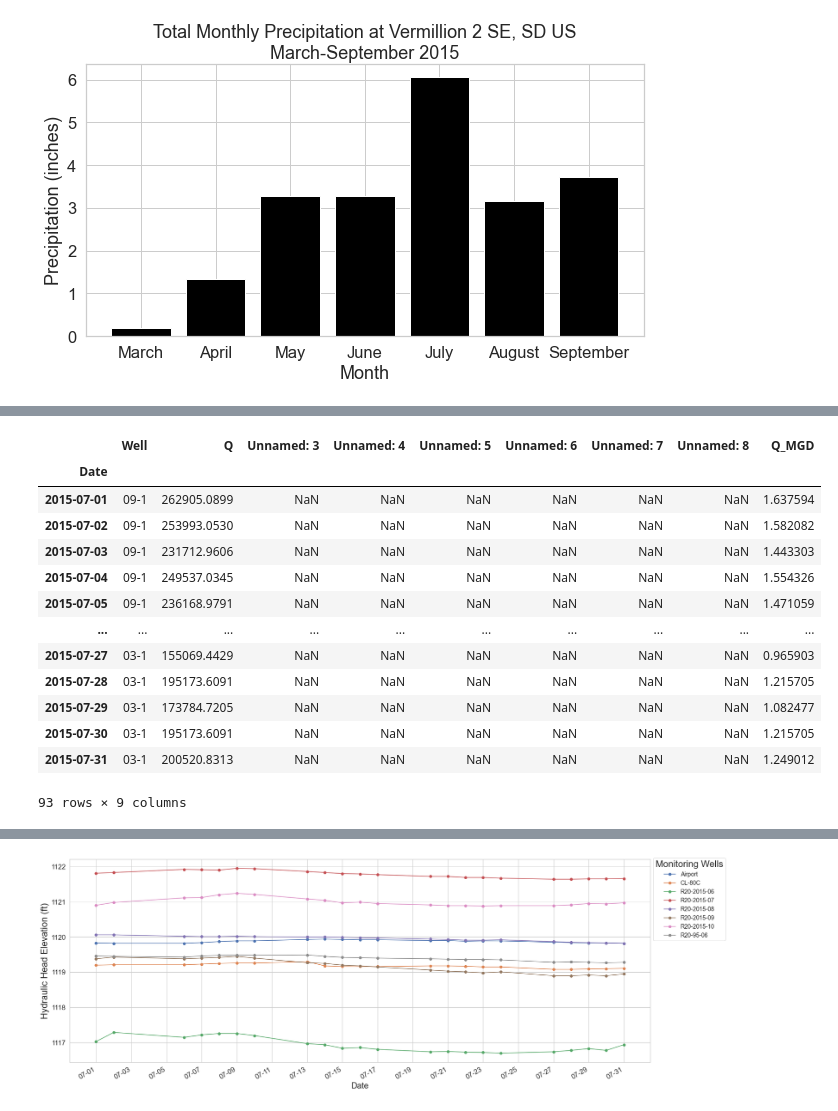
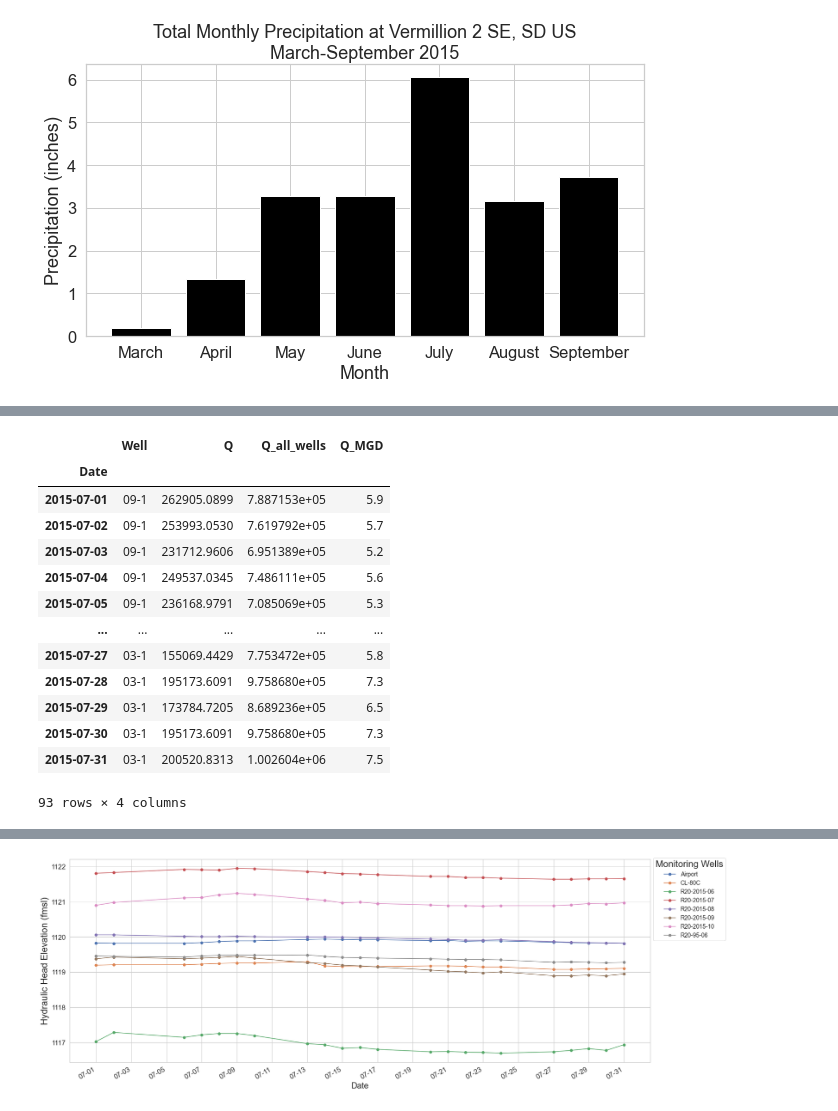
Before and after one commit to nlamkey/LCRWS, a Jupyter notebook: stream-gauge-data.ipynb, the cells around one changed output, grey strips where cells are left out. Drawn from its saved outputs; the diff is of its cells as text; code cells hidden in the pictures.

```diff
--- a/stream-gauge-data.ipynb
+++ b/stream-gauge-data.ipynb
@@ -224,26 +231,26 @@ plt.show()
 # %%
 pumping_rates = pd.read_csv(pumping_path,
                                        parse_dates=['Date'],
                                        index_col=['Date']
                                        )
-pumping_rates["Q"]
-pumping_rates['Q_MGD'] = pumping_rates['Q'] * 6.22884 / 1000000
+pumping_rates["Q_all_wells"]
+pumping_rates['Q_MGD'] = pumping_rates['Q_all_wells'] / 133680.55419447
 pumping_rates
 # %% [output]
-|  | Well | Q | Unnamed: 3 | Unnamed: 4 | Unnamed: 5 | Unnamed: 6 | Unnamed: 7 | Unnamed: 8 | Q_MGD |
-| Date |  |  |  |  |  |  |  |  |  |
-| 2015-07-01 | 09-1 | 262905.0899 | NaN | NaN | NaN | NaN | NaN | NaN | 1.637594 |
-| 2015-07-02 | 09-1 | 253993.0530 | NaN | NaN | NaN | NaN | NaN | NaN | 1.582082 |
-| 2015-07-03 | 09-1 | 231712.9606 | NaN | NaN | NaN | NaN | NaN | NaN | 1.443303 |
-| 2015-07-04 | 09-1 | 249537.0345 | NaN | NaN | NaN | NaN | NaN | NaN | 1.554326 |
-| 2015-07-05 | 09-1 | 236168.9791 | NaN | NaN | NaN | NaN | NaN | NaN | 1.471059 |
-| ... | ... | ... | ... | ... | ... | ... | ... | ... | ... |
-| 2015-07-27 | 03-1 | 155069.4429 | NaN | NaN | NaN | NaN | NaN | NaN | 0.965903 |
-| 2015-07-28 | 03-1 | 195173.6091 | NaN | NaN | NaN | NaN | NaN | NaN | 1.215705 |
-| 2015-07-29 | 03-1 | 173784.7205 | NaN | NaN | NaN | NaN | NaN | NaN | 1.082477 |
-| 2015-07-30 | 03-1 | 195173.6091 | NaN | NaN | NaN | NaN | NaN | NaN | 1.215705 |
-| 2015-07-31 | 03-1 | 200520.8313 | NaN | NaN | NaN | NaN | NaN | NaN | 1.249012 |
+|  | Well | Q | Q_all_wells | Q_MGD |
+| Date |  |  |  |  |
+| 2015-07-01 | 09-1 | 262905.0899 | 7.887153e+05 | 5.9 |
+| 2015-07-02 | 09-1 | 253993.0530 | 7.619792e+05 | 5.7 |
+| 2015-07-03 | 09-1 | 231712.9606 | 6.951389e+05 | 5.2 |
+| 2015-07-04 | 09-1 | 249537.0345 | 7.486111e+05 | 5.6 |
+| 2015-07-05 | 09-1 | 236168.9791 | 7.085069e+05 | 5.3 |
+| ... | ... | ... | ... | ... |
+| 2015-07-27 | 03-1 | 155069.4429 | 7.753472e+05 | 5.8 |
+| 2015-07-28 | 03-1 | 195173.6091 | 9.758680e+05 | 7.3 |
+| 2015-07-29 | 03-1 | 173784.7205 | 8.689236e+05 | 6.5 |
+| 2015-07-30 | 03-1 | 195173.6091 | 9.758680e+05 | 7.3 |
+| 2015-07-31 | 03-1 | 200520.8313 | 1.002604e+06 | 7.5 |
-93 rows × 9 columns
+93 rows × 4 columns
 # %%
 import seaborn as sns
 
```
Also changed, not shown: parts of 23 cells of this notebook, 35 other files.
